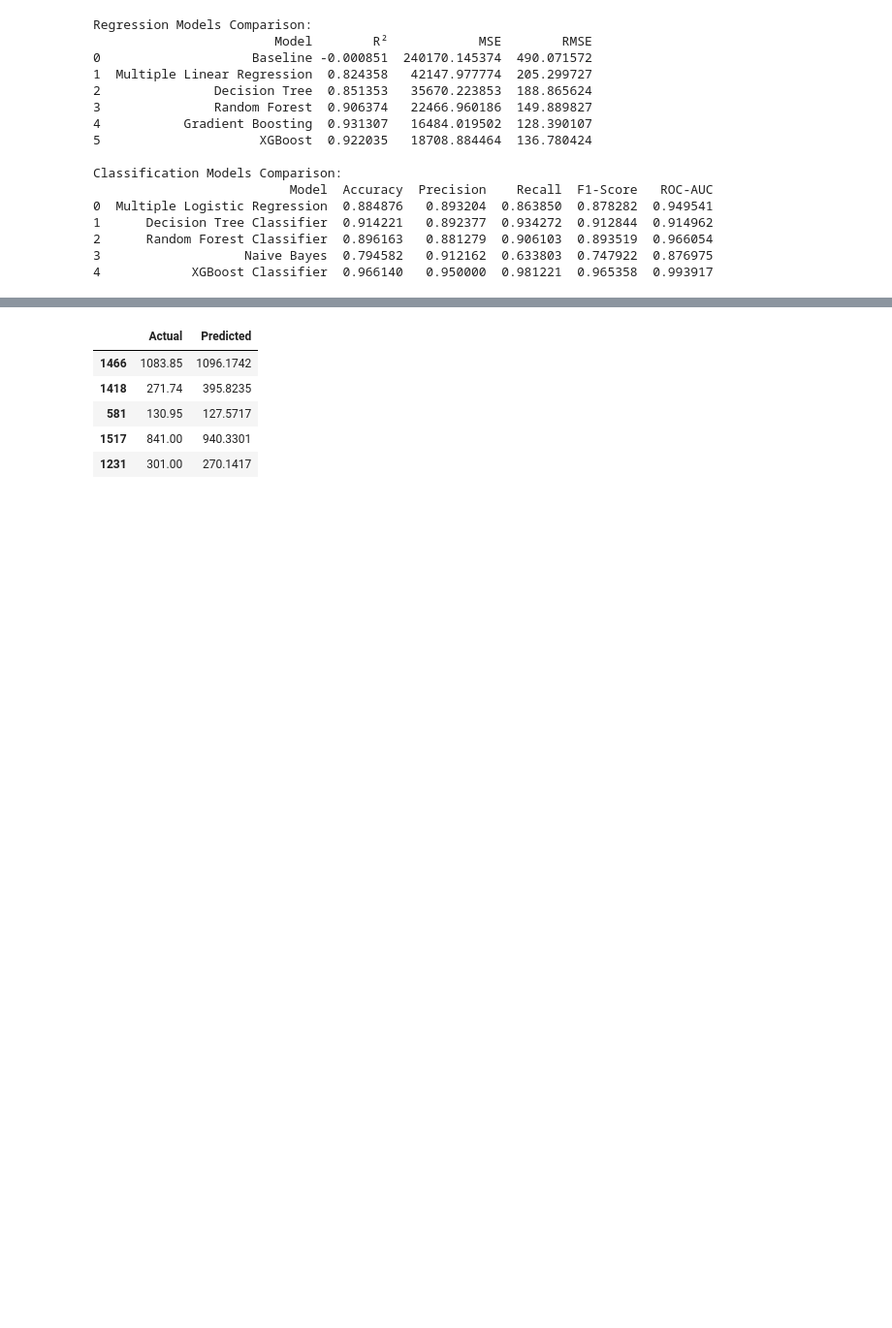
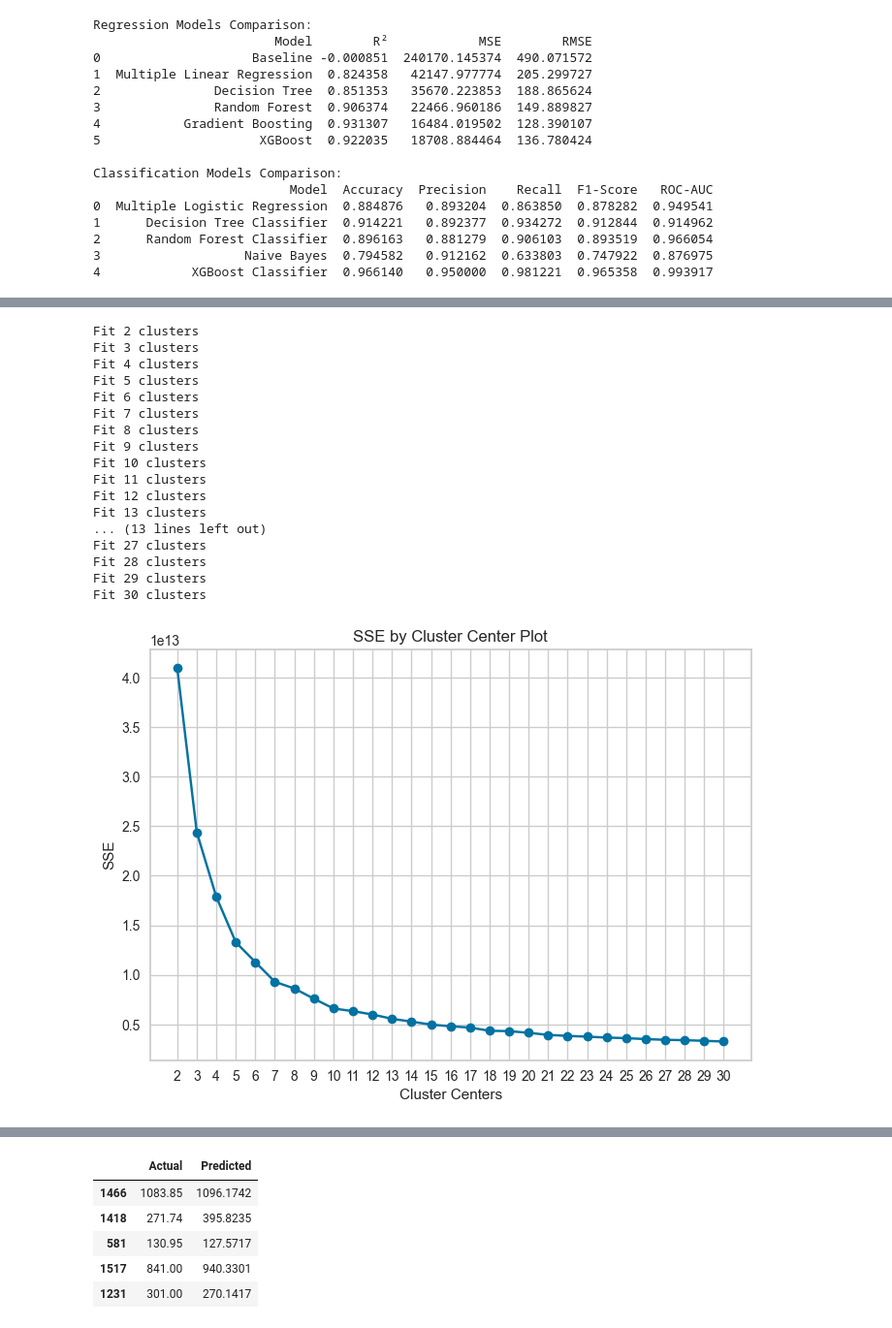
Before and after one commit to RJUNCC/crime_project, a Jupyter notebook: notebooks/better_communities_crime.ipynb, the cells around one changed output, grey strips where cells are left out. Shown at 97% size. Cells and saved outputs as stored; diff of their text form; code cells hidden in the pictures; blank space fills up the shorter version.

```diff
--- a/notebooks/better_communities_crime.ipynb
+++ b/notebooks/better_communities_crime.ipynb
@@ -1086,0 +1123,21 @@ classification_models.to_csv("../data/classification_models.csv", index=False)
+# %%
+find_optimal_clusters(crime_df, 30, 1)
+# %% [output]
+Fit 2 clusters
+Fit 3 clusters
+Fit 4 clusters
+Fit 5 clusters
+Fit 6 clusters
+Fit 7 clusters
+Fit 8 clusters
+Fit 9 clusters
+Fit 10 clusters
+Fit 11 clusters
+Fit 12 clusters
+Fit 13 clusters
+... (13 lines left out)
+Fit 27 clusters
+Fit 28 clusters
+Fit 29 clusters
+Fit 30 clusters
+[figure, added]
```
Also changed, not shown: parts of 28 cells of this notebook, 1 other file.
